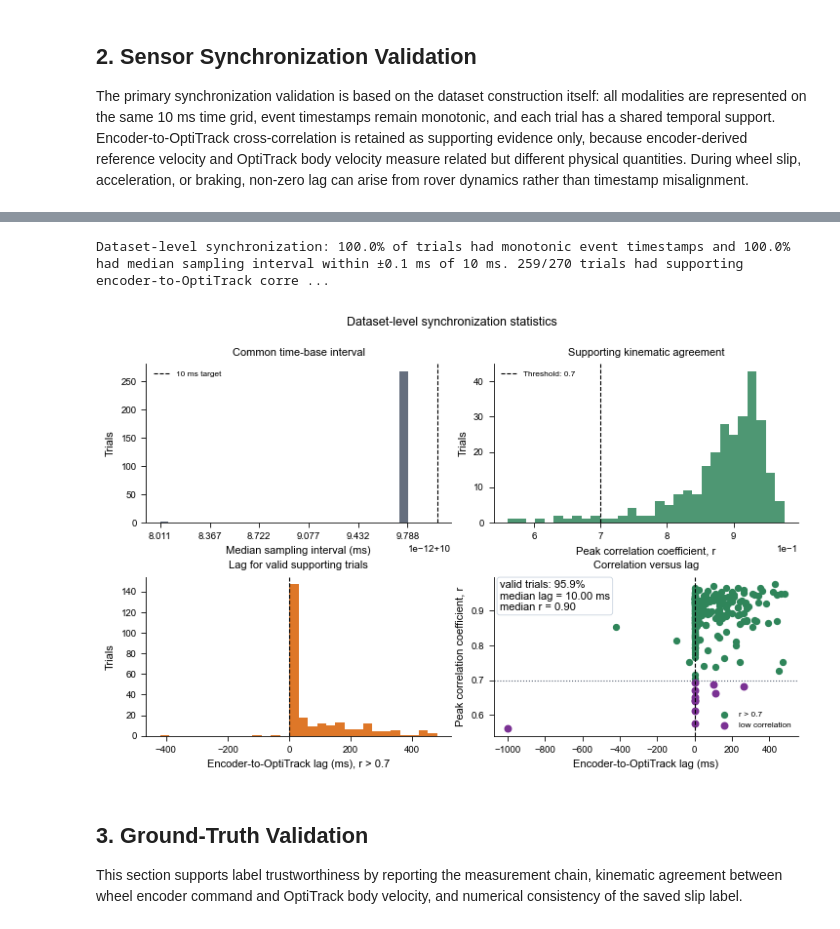
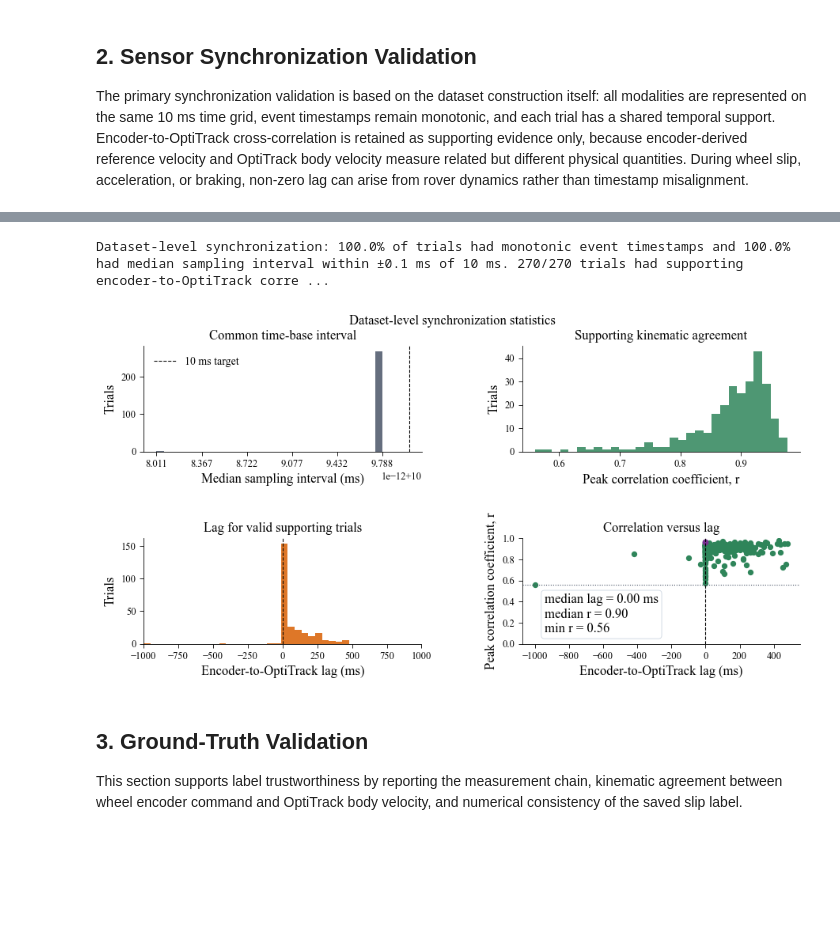
Before and after one commit to HazemElrefaei/EBSC_DataAnalysis, a Jupyter notebook: EBSC_Validation.ipynb, the cells around one changed output, grey strips where cells are left out. Saved outputs shown, nothing was run; the diff lists cells and outputs as text; code cells hidden in the pictures; blank space fills up the shorter version.

```diff
--- a/EBSC_Validation.ipynb
+++ b/EBSC_Validation.ipynb
@@ -348,9 +349,6 @@ def sync_metrics(tr):
         "event_timestamps_monotonic": bool(event_info["timestamps_monotonic"]),
         "event_time_start_s": float(event_info["start_s"]),
         "event_time_end_s": float(event_info["end_s"]),
-        # Encoder-derived reference velocity and OptiTrack body velocity measure related but different physical quantities.
-        # During slip, acceleration, or braking, non-zero lag can reflect rover dynamics rather than timestamp misalignment.
-        # Therefore this cross-correlation is supporting evidence, not the primary synchronization metric.
         "encoder_to_opti_lag_ms": float(1e3 * lag),
         "velocity_corr_peak": float(corr_peak),
     }
@@ -361,8 +359,8 @@ sync_table = pd.DataFrame([
 ])
 sync_table.to_csv(FIGURE_DIR / "sensor_synchronization_metrics.csv", index=False)
 
-CORRELATION_THRESHOLD = 0.6
-valid_corr_trials = sync_table["velocity_corr_peak"] > CORRELATION_THRESHOLD
+CORRELATION_THRESHOLD = np.min(sync_table["velocity_corr_peak"])
+valid_corr_trials = sync_table["velocity_corr_peak"] >= CORRELATION_THRESHOLD
 low_correlation_trials = sync_table.loc[~valid_corr_trials, [
     "trial", "suffix", "encoder_to_opti_lag_ms", "velocity_corr_peak", "trial_duration_seconds"
 ]].copy()
@@ -486,21 +462,17 @@ Example synchronization figure: the top panel visualizes one representative tria
 # %%
 
-fig, axes = plt.subplots(2, 2, figsize=(7.2, 4.6))
+fig, axes = plt.subplots(2, 2, figsize=(20, 10), constrained_layout=True)
 axes = axes.ravel()
 
 axes[0].hist(sync_table["grid_dt_median_ms"].dropna(), bins=30, color=PALETTE["gray"], alpha=0.85)
 axes[0].axvline(10.0, color="black", lw=0.8, ls="--", label="10 ms target")
-axes[1].ticklabel_format(axis="x", useOffset=True, style='sci', scilimits=(0,0))
-# axes[0].ticklabel_format(axis="x", style="plain", useOffset=False)
 axes[0].set_xticks(np.linspace(sync_table["grid_dt_median_ms"].min(), sync_table["grid_dt_median_ms"].max(), 6))
 axes[0].set_xlabel("Median sampling interval (ms)")
-# axes[0].set_xscale('log')
 axes[0].set_ylabel("Trials")
 axes[0].set_title("Common time-base interval")
 axes[0].legend(frameon=False, loc="upper left")
 
 axes[1].hist(sync_table["velocity_corr_peak"].dropna(), bins=30, color=PALETTE["opti"], alpha=0.85)
-axes[1].axvline(CORRELATION_THRESHOLD, color="black", lw=0.8, ls="--", label=f"Threshold: {CORRELATION_THRESHOLD}")
 axes[1].set_xlabel("Peak correlation coefficient, r")
 axes[1].set_ylabel("Trials")
 axes[1].set_title("Supporting kinematic agreement")
@@ -509,56 +481,54 @@ axes[1].legend(frameon=False, loc="upper left")
 valid_lag_values = sync_table.loc[valid_corr_trials, "encoder_to_opti_lag_ms"].dropna()
 axes[2].hist(valid_lag_values, bins=30, color=PALETTE["encoder"], alpha=0.85)
 axes[2].axvline(0, color="black", lw=0.8, ls="--")
-axes[2].set_xlabel(f"Encoder-to-OptiTrack lag (ms), r > {CORRELATION_THRESHOLD}")
+axes[2].set_xlim(-1000, 1000)
+axes[2].set_xlabel(f"Encoder-to-OptiTrack lag (ms)")
 axes[2].set_ylabel("Trials")
 axes[2].set_title("Lag for valid supporting trials")
 
 low = ~valid_corr_trials
 axes[3].scatter(
     sync_table.loc[~low, "encoder_to_opti_lag_ms"],
     sync_table.loc[~low, "velocity_corr_peak"],
     s=18,
     color=PALETTE["opti"],
     label=f"r > {CORRELATION_THRESHOLD}",
 )
 axes[3].scatter(
-    sync_table.loc[low, "encoder_to_opti_lag_ms"],
-    sync_table.loc[low, "velocity_corr_peak"],
+    sync_table.loc[sync_table["trial"] == example_trial_name, "encoder_to_opti_lag_ms"],
+    sync_table.loc[sync_table["trial"] == example_trial_name, "velocity_corr_peak"],
     s=22,
     color=PALETTE["slip"],
     label="low correlation",
 )
-axes[3].axvline(0, color="black", lw=0.8, ls="--")
-axes[3].axhline(CORRELATION_THRESHOLD, color=PALETTE["gray"], lw=0.8, ls=":")
+axes[3].axvline(valid_lag_values.median(), color="black", lw=0.8, ls="--")
+axes[3].axhline(valid_corr.min(), color=PALETTE["gray"], lw=0.8, ls=":")
 axes[3].set_xlabel("Encoder-to-OptiTrack lag (ms)")
 axes[3].set_ylabel("Peak correlation coefficient, r")
+axes[3].set_ylim(0, 1)
 axes[3].set_title("Correlation versus lag")
-axes[3].legend(frameon=False, loc="lower right")
 axes[3].text(
-    0.02, 0.98,
-    f"valid trials: {100 * int(valid_corr_trials.sum()) / len(sync_table):.1f}% \nmedian lag = {valid_lag_values.median():.2f} ms\nmedian r = {valid_corr.median():.2f}",
+    0.08, 0.08,
+    f"median lag = {valid_lag_values.median():.2f} ms\nmedian r = {valid_corr.median():.2f}\nmin r = {valid_corr.min():.2f}",
     transform=axes[3].transAxes,
-    ha="left", va="top",
+    ha="left", va="bottom",
     bbox=dict(boxstyle="round,pad=0.25", fc="white", ec=PALETTE["light_gray"], lw=0.6),
 )
 
 for ax in axes:
     ax.spines[["top", "right"]].set_visible(False)
 
-fig.suptitle("Dataset-level synchronization statistics", y=1.02, fontsize=9)
-save_figure(fig, "fig_sensor_synchronization_dataset_summary", width_in=7.2, height_in=4.6)
-
-print(
-    f"Dataset-level synchronization: {dataset_sync_summary.loc[0, 'percentage_monotonic_event_timestamps']:.1f}% of trials "
-    f"had monotonic event timestamps and {dataset_sync_summary.loc[0, 'percentage_median_dt_within_0p1_ms_of_10_ms']:.1f}% "
-    f"had median sampling interval within ±0.1 ms of 10 ms. "
-    f"{int(valid_corr_trials.sum())}/{len(sync_table)} trials had supporting encoder-to-OptiTrack correlation r > 0.6; "
-    f"their median lag was {dataset_sync_summary.loc[0, 'median_lag_ms_valid_corr_trials']:.1f} ms and median r was "
-    f"{dataset_sync_summary.loc[0, 'median_peak_correlation_valid_trials']:.2f}."
+fig.suptitle("Dataset-level synchronization statistics", y=1.02, fontsize=12)
+fig.set_constrained_layout_pads(
+    w_pad=0.1,
+    h_pad=0.1,
+    wspace=0.15,
+    hspace=0.20
 )
+save_figure(fig, "fig_sensor_synchronization_dataset_summary", width_in=9, height_in=4.6, tight=False)
 # %% [output]
-Dataset-level synchronization: 100.0% of trials had monotonic event timestamps and 100.0% had median sampling interval within ±0.1 ms of 10 ms. 259/270 trials had supporting encoder-to-OptiTrack corre ...
+Dataset-level synchronization: 100.0% of trials had monotonic event timestamps and 100.0% had median sampling interval within ±0.1 ms of 10 ms. 270/270 trials had supporting encoder-to-OptiTrack corre ...
-[figure, old version]
+[figure, new version]
 # %% [markdown]
 ## 3. Ground-Truth Validation
 
```
Also changed, not shown: parts of 16 cells of this notebook, 30 other files.
